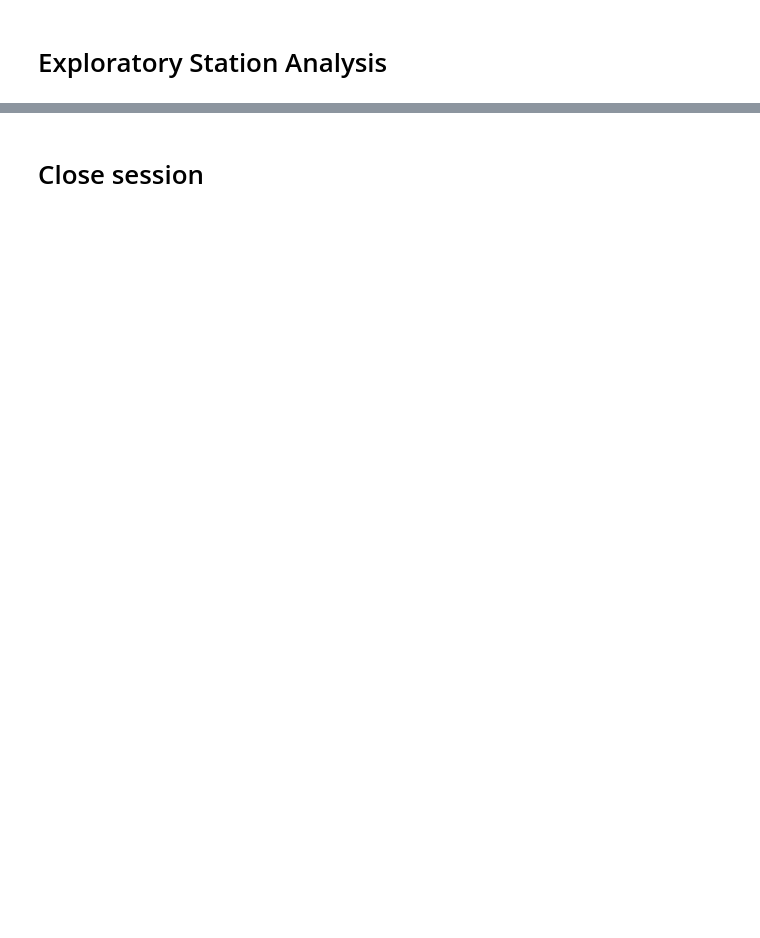
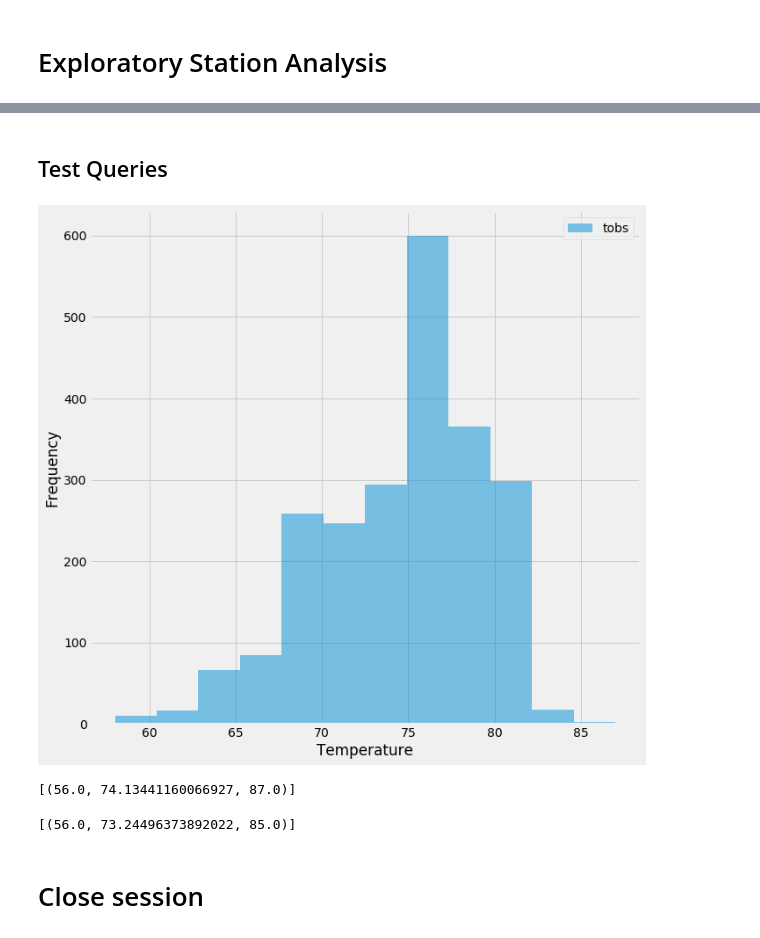
Before and after one commit to BennyC31/penndsbootcamp, a Jupyter notebook: sqlalchemy-challenge/climate.ipynb, the cells around one changed output, grey strips where cells are left out. Drawn from its saved outputs; the diff is of its cells as text; code cells hidden in the pictures; blank space fills up the shorter version.

```diff
--- a/sqlalchemy-challenge/climate.ipynb
+++ b/sqlalchemy-challenge/climate.ipynb
@@ -98,3 +154,33 @@ session.query(measurement.date).order_by(measurement.date.desc()).first()
+# %% [markdown]
+## Test Queries
+# %%
+# Using the most active station id
+# Query the last 12 months of temperature observation data for this station and plot the results as a histogram
+temp_data = session.execute("select m.date,m.tobs from measurement m where date > (select date((SELECT m1.date \
+from measurement m1 \
+WHERE m1.station = 'USC00519281' \
+order by m1.date DESC limit 1),'-1 year','-1 day'))").fetchall()
+temp_df = pd.DataFrame(temp_data)
+temp_df = temp_df.rename(columns={0:'date',1:'tobs'})
+df = pd.DataFrame(temp_df)
+ax = df.plot.hist(figsize=(10, 10),bins=12, alpha=.5)
+plt.xlabel('Temperature')
+plt.show()
+# %% [output]
+[figure, added]
+# %%
+start = '2014-08-04'
+session.query(func.min(measurement.tobs), func.avg(measurement.tobs), func.max(measurement.tobs)).\
+        filter(measurement.date >= start).order_by(measurement.date.desc()).all()
+# %% [output]
+[(56.0, 74.13441160066927, 87.0)]
+# %%
+start = '2014-08-04'
+end = '2015-08-04'
+session.query(func.min(measurement.tobs), func.avg(measurement.tobs), func.max(measurement.tobs)).\
+        filter(measurement.date >= start, measurement.date <= end).order_by(measurement.date.desc()).all()
+# %% [output]
+[(56.0, 73.24496373892022, 85.0)]
 # %% [markdown]
 # Close session
 # %%
```
Also changed, not shown: parts of 8 cells of this notebook, 5 other files.
